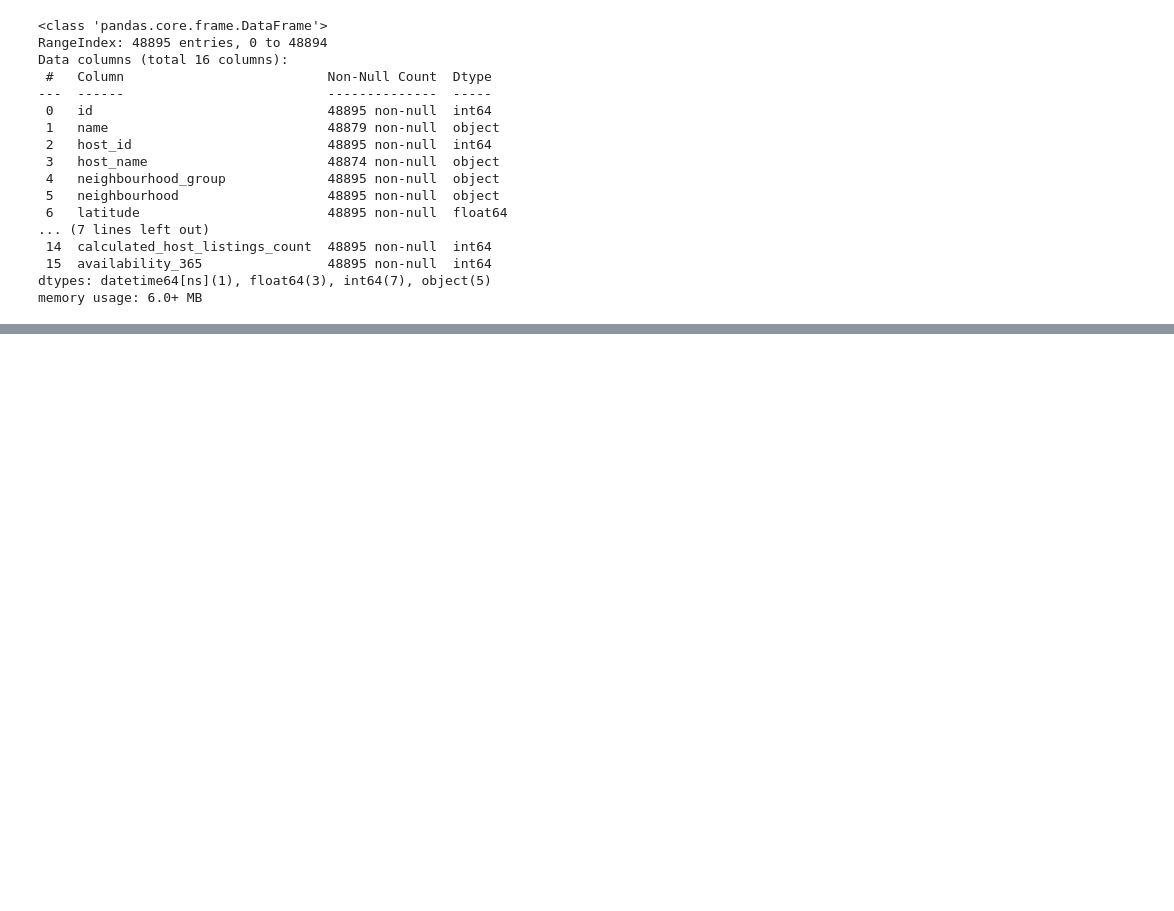
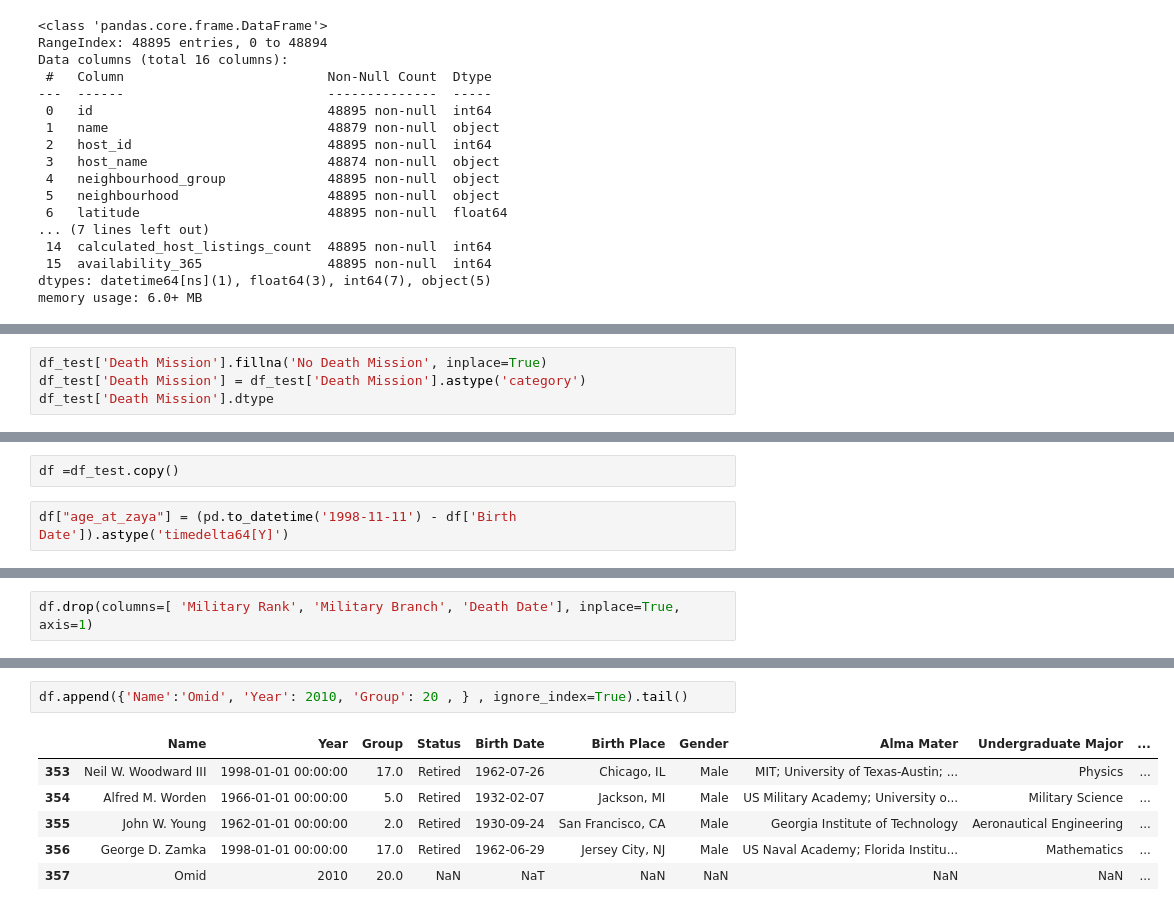
Before and after one commit to omid-sar/Interview-Preparation, a Jupyter notebook: data_manipulation/test.ipynb, the cells around one changed output, grey strips where cells are left out. Drawn from its saved outputs; the diff is of its cells as text; blank space fills up the shorter version.

Commit message:
append

```diff
--- a/data_manipulation/test.ipynb
+++ b/data_manipulation/test.ipynb
@@ -369,0 +434,4 @@ memory usage: 6.0+ MB
+# %%
+df_test['Death Mission'].fillna('No Death Mission', inplace=True)
+df_test['Death Mission'] = df_test['Death Mission'].astype('category')
+df_test['Death Mission'].dtype
@@ -369,0 +442,4 @@ memory usage: 6.0+ MB
+# %%
+df =df_test.copy()
+# %%
+df["age_at_zaya"] = (pd.to_datetime('1998-11-11') - df['Birth Date']).astype('timedelta64[Y]')
@@ -369,0 +473,2 @@ memory usage: 6.0+ MB
+# %%
+df.drop(columns=[ 'Military Rank', 'Military Branch', 'Death Date'], inplace=True, axis=1)
@@ -369,0 +507,9 @@ memory usage: 6.0+ MB
+# %%
+df.append({'Name':'Omid', 'Year': 2010, 'Group': 20 , } , ignore_index=True).tail()
+# %% [output]
+|  | Name | Year | Group | Status | Birth Date | Birth Place | Gender | Alma Mater | Undergraduate Major | ... |
+| 353 | Neil W. Woodward III | 1998-01-01 00:00:00 | 17.0 | Retired | 1962-07-26 | Chicago, IL | Male | MIT; University of Texas-Austin; ... | Physics | ... |
+| 354 | Alfred M. Worden | 1966-01-01 00:00:00 | 5.0 | Retired | 1932-02-07 | Jackson, MI | Male | US Military Academy; University o... | Military Science | ... |
+| 355 | John W. Young | 1962-01-01 00:00:00 | 2.0 | Retired | 1930-09-24 | San Francisco, CA | Male | Georgia Institute of Technology | Aeronautical Engineering | ... |
+| 356 | George D. Zamka | 1998-01-01 00:00:00 | 17.0 | Retired | 1962-06-29 | Jersey City, NJ | Male | US Naval Academy; Florida Institu... | Mathematics | ... |
+| 357 | Omid | 2010 | 20.0 | NaN | NaT | NaN | NaN | NaN | NaN | ... |
```
Also changed, not shown: parts of 12 cells of this notebook.
